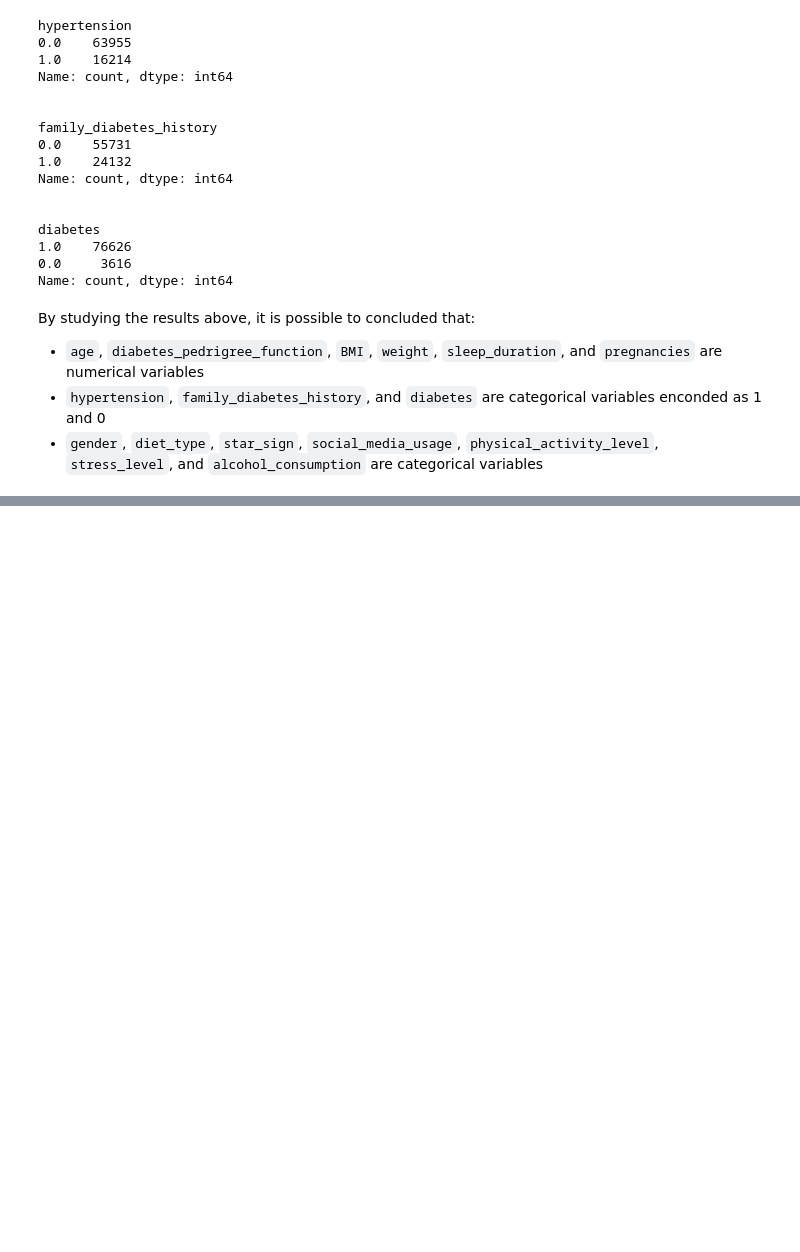
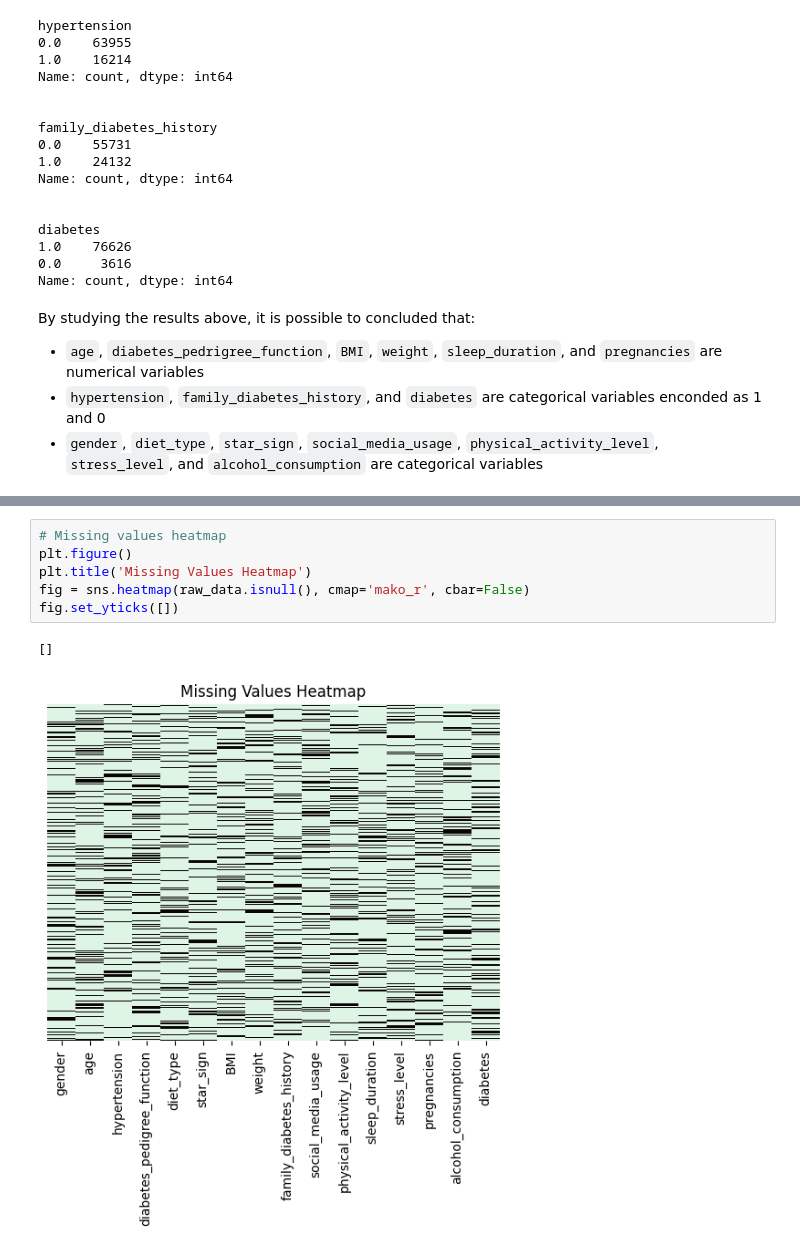
Before and after one commit to isabella-madiedo/Diabetes-Datathon, a Jupyter notebook: Code/data_cleaning.ipynb, the cells around one changed output, grey strips where cells are left out. Saved outputs shown, nothing was run; the diff lists cells and outputs as text; blank space fills up the shorter version.

Commit message:
Update missing values for num. variables

```diff
--- a/Code/data_cleaning.ipynb
+++ b/Code/data_cleaning.ipynb
@@ -113,0 +143,9 @@ Numerical Variables Statistics:
+# %%
+# Missing values heatmap
+plt.figure()
+plt.title('Missing Values Heatmap')
+fig = sns.heatmap(raw_data.isnull(), cmap='mako_r', cbar=False)
+fig.set_yticks([])
+# %% [output]
+[]
+[figure, added]
```
Also changed, not shown: parts of 30 cells of this notebook.
